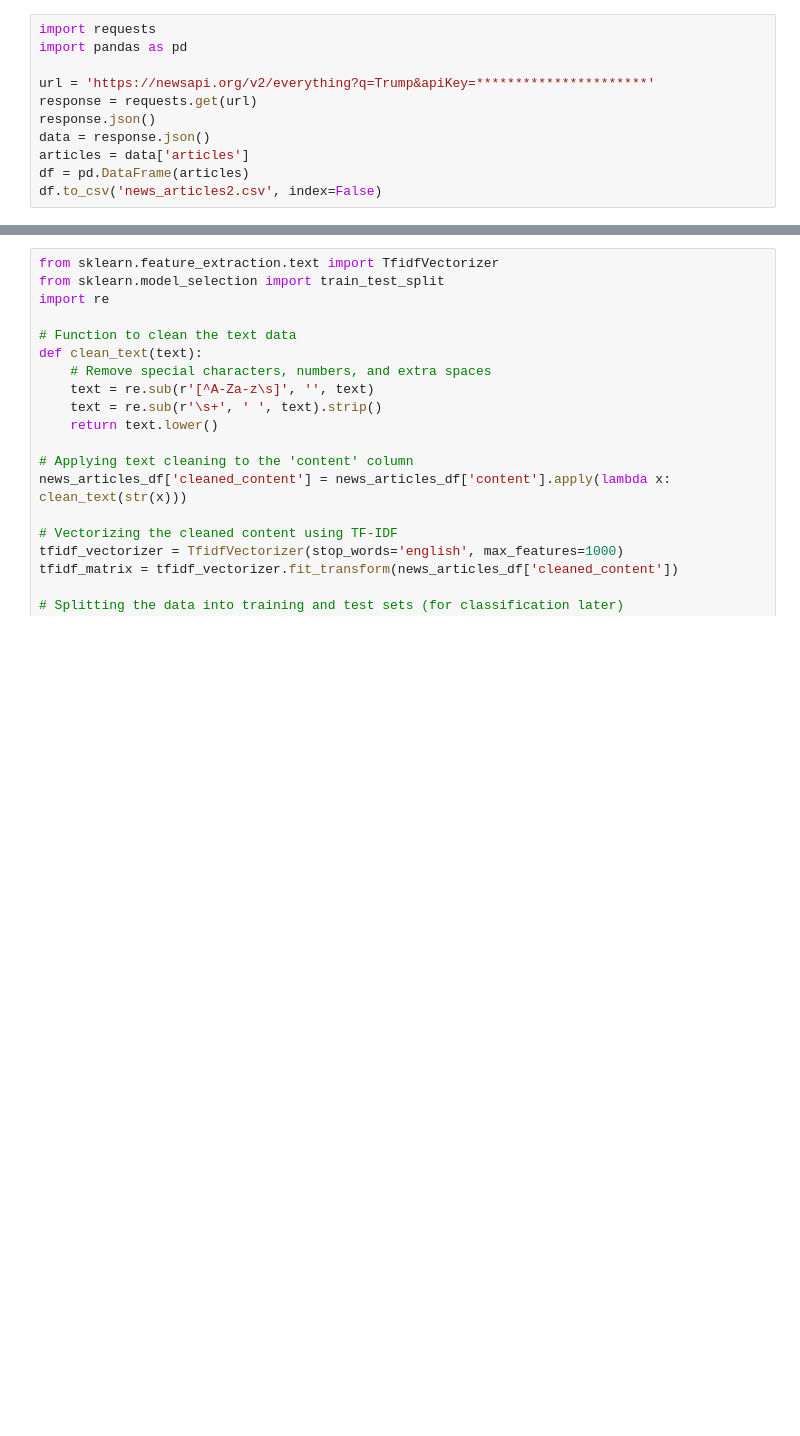
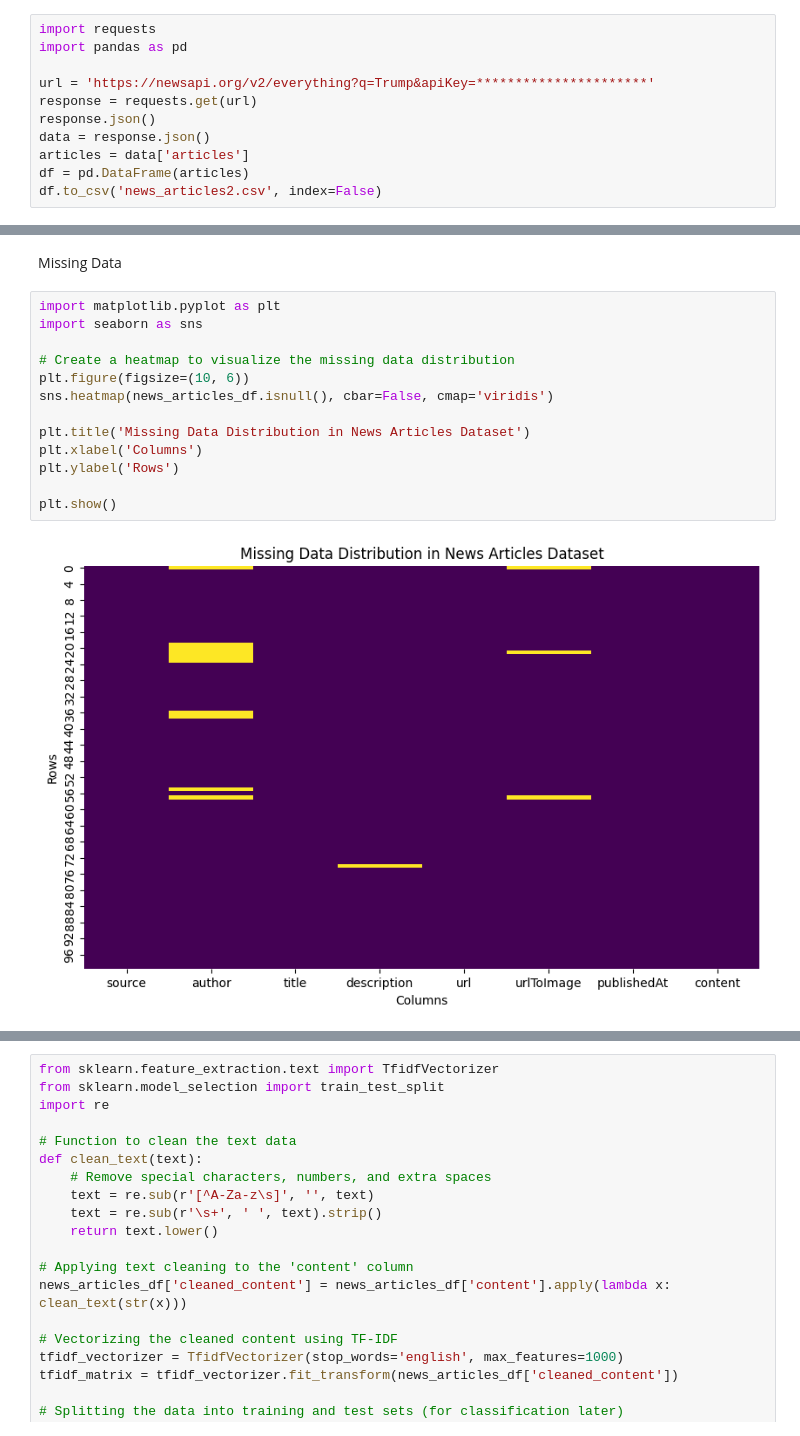
Before and after one commit to murissaab1976/ADS509-module7, a Jupyter notebook: ADS509_FinalProject.ipynb, the cells around one changed output, grey strips where cells are left out. Saved outputs shown, nothing was run; the diff lists cells and outputs as text; blank space fills up the shorter version.

```diff
--- a/ADS509_FinalProject.ipynb
+++ b/ADS509_FinalProject.ipynb
@@ -33,0 +98,17 @@ news_articles_df.head()
+# %% [markdown]
+Missing Data
+# %%
+import matplotlib.pyplot as plt
+import seaborn as sns
+
+# Create a heatmap to visualize the missing data distribution
+plt.figure(figsize=(10, 6))
+sns.heatmap(news_articles_df.isnull(), cbar=False, cmap='viridis')
+
+plt.title('Missing Data Distribution in News Articles Dataset')
+plt.xlabel('Columns')
+plt.ylabel('Rows')
+
+plt.show()
+# %% [output]
+[figure, added]
```
Also changed, not shown: parts of 13 cells of this notebook, 1 other file.
